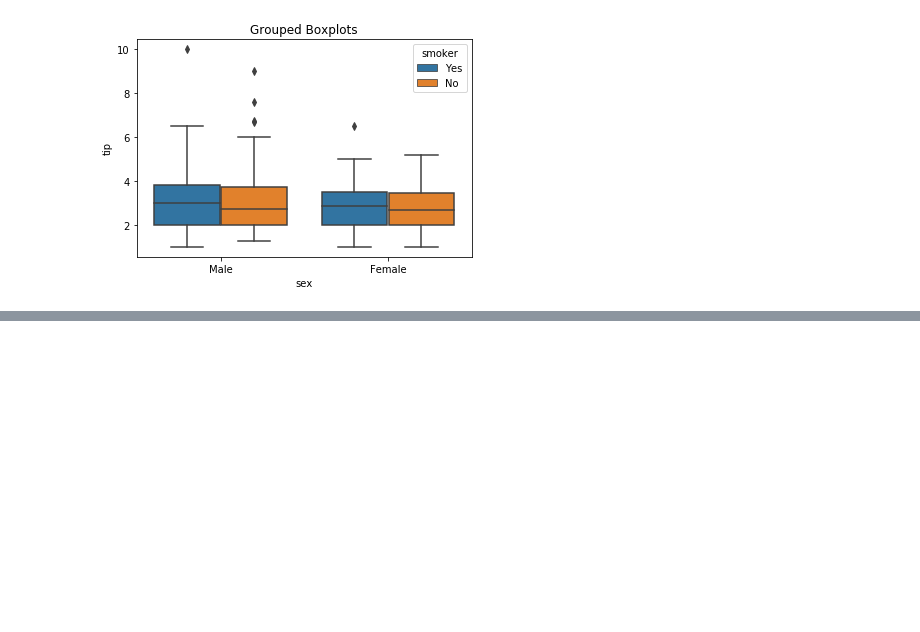
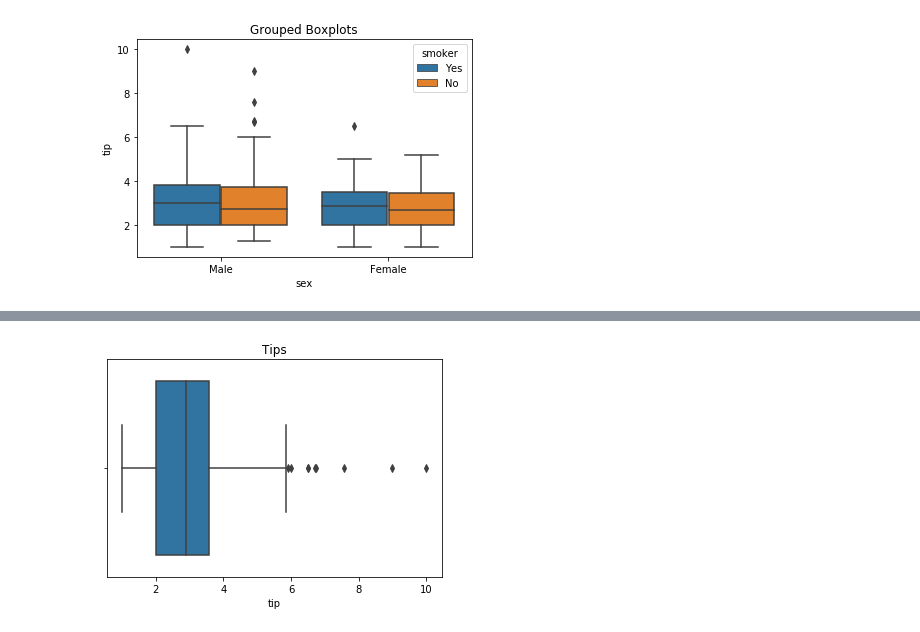
Before and after one commit to ajaytech002/visualization, a Jupyter notebook: Seaborn Demo Examples.ipynb, the cells around one changed output, grey strips where cells are left out. Cells and saved outputs as stored; diff of their text form; code cells hidden in the pictures; blank space fills up the shorter version.

```diff
--- a/Seaborn Demo Examples.ipynb
+++ b/Seaborn Demo Examples.ipynb
@@ -614,0 +648,6 @@ plt.show()
+# %%
+sns.boxplot(data=tips,x='tip')
+plt.title('Tips')
+plt.show()
+# %% [output]
+[figure, added]
```
Also changed, not shown: parts of 11 cells of this notebook, 8 other files.
